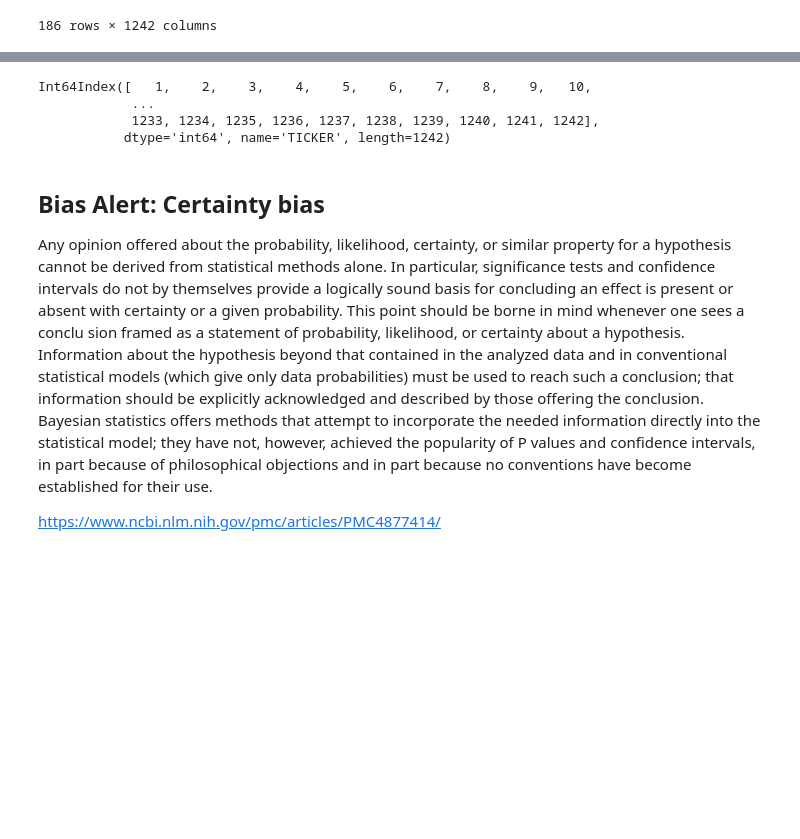
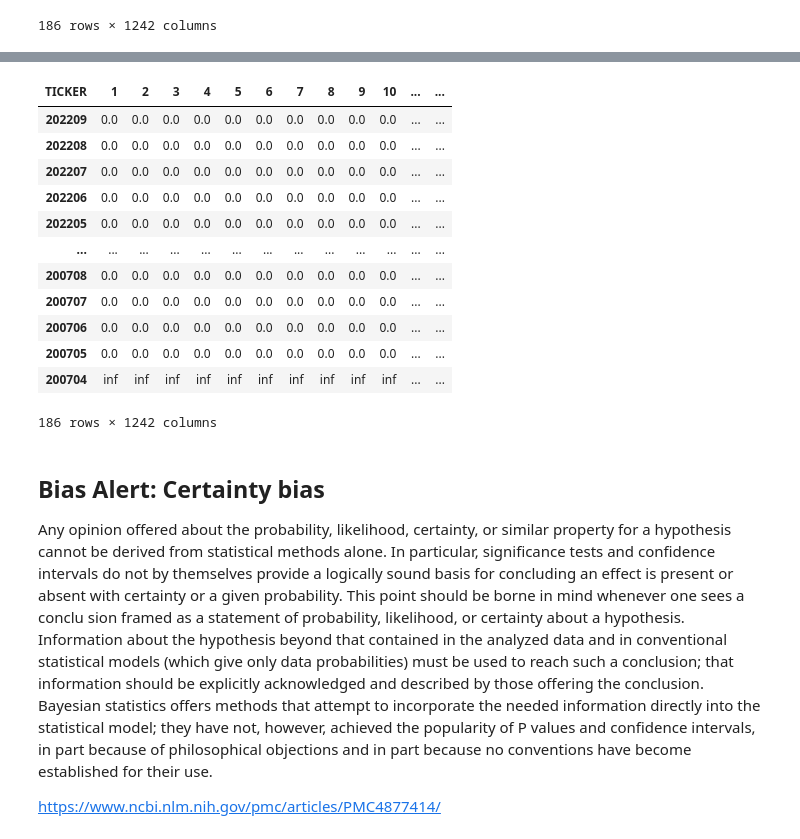
Before and after one commit to danphilps/Investment-SAI, a Jupyter notebook: M6_Investment.ipynb, the cells around one changed output, grey strips where cells are left out. Saved outputs shown, nothing was run; the diff lists cells and outputs as text; code cells hidden in the pictures; blank space fills up the shorter version.

```diff
--- a/M6_Investment.ipynb
+++ b/M6_Investment.ipynb
@@ -705,18 +743,0 @@ NameError: ignored
-# %%
-i=1
-quantile_to_buy=0.2
-
-valid_secs = ~(df_stock_ER.iloc[i, :].isna() & df_stock_ER.iloc[i, :] != 0)
-df_stock_ER = df_stock_ER[df_stock_ER.columns[valid_secs]]
-
-# Sort and chop...
-period_ER = pd.DataFrame(df_stock_ER.iloc[i, :])
-
-qu = period_ER.quantile(q=quantile_to_buy)
-no = period_ER[period_ER > qu].count()
-
-#Add trade
-df_trades = pd.DataFrame(df_stock_ER.iloc[i,:]).T # copy of main DF
-df_trades.iloc[0,:] = 0
-#
-df_trades = df_trades[df_trades.columns[df_trades.columns[valid_secs] > quantile_to_buy]] = 1/no
@@ -735,7 +788,16 @@ AttributeError: ignored
 # %%
-df_stock_ER.columns[valid_secs]
+df_trades
 # %% [output]
+| TICKER | 1 | 2 | 3 | 4 | 5 | 6 | 7 | 8 | 9 | 10 | ... | ... |
+| 202209 | 0.0 | 0.0 | 0.0 | 0.0 | 0.0 | 0.0 | 0.0 | 0.0 | 0.0 | 0.0 | ... | ... |
+| 202208 | 0.0 | 0.0 | 0.0 | 0.0 | 0.0 | 0.0 | 0.0 | 0.0 | 0.0 | 0.0 | ... | ... |
+| 202207 | 0.0 | 0.0 | 0.0 | 0.0 | 0.0 | 0.0 | 0.0 | 0.0 | 0.0 | 0.0 | ... | ... |
+| 202206 | 0.0 | 0.0 | 0.0 | 0.0 | 0.0 | 0.0 | 0.0 | 0.0 | 0.0 | 0.0 | ... | ... |
+| 202205 | 0.0 | 0.0 | 0.0 | 0.0 | 0.0 | 0.0 | 0.0 | 0.0 | 0.0 | 0.0 | ... | ... |
+| ... | ... | ... | ... | ... | ... | ... | ... | ... | ... | ... | ... | ... |
+| 200708 | 0.0 | 0.0 | 0.0 | 0.0 | 0.0 | 0.0 | 0.0 | 0.0 | 0.0 | 0.0 | ... | ... |
+| 200707 | 0.0 | 0.0 | 0.0 | 0.0 | 0.0 | 0.0 | 0.0 | 0.0 | 0.0 | 0.0 | ... | ... |
+| 200706 | 0.0 | 0.0 | 0.0 | 0.0 | 0.0 | 0.0 | 0.0 | 0.0 | 0.0 | 0.0 | ... | ... |
+| 200705 | 0.0 | 0.0 | 0.0 | 0.0 | 0.0 | 0.0 | 0.0 | 0.0 | 0.0 | 0.0 | ... | ... |
+| 200704 | inf | inf | inf | inf | inf | inf | inf | inf | inf | inf | ... | ... |
-Int64Index([   1,    2,    3,    4,    5,    6,    7,    8,    9,   10,
-            ...
-            1233, 1234, 1235, 1236, 1237, 1238, 1239, 1240, 1241, 1242],
-           dtype='int64', name='TICKER', length=1242)
+186 rows × 1242 columns
```
Also changed, not shown: parts of 11 cells of this notebook.
